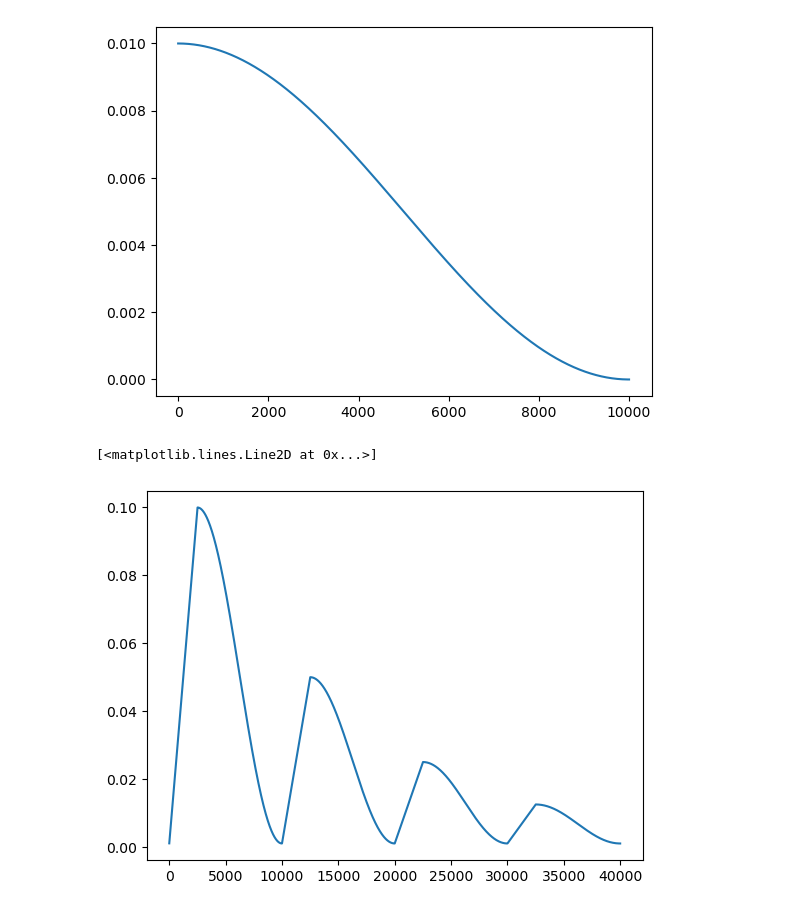
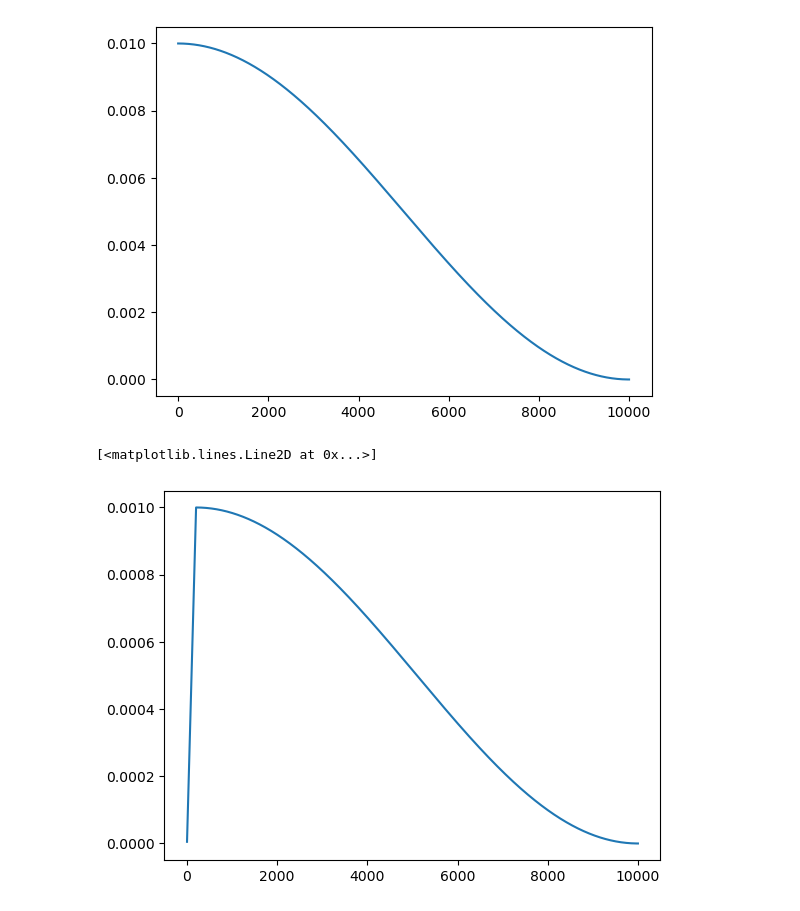
Before and after one commit to charlesxu90/pep-pred, a Jupyter notebook: 0.test.ipynb, the cells around one changed output. Drawn from its saved outputs; the diff is of its cells as text; code cells hidden in the pictures.

```diff
--- a/0.test.ipynb
+++ b/0.test.ipynb
@@ -49,28 +49,25 @@ plt.plot(np.arange(len(lr)), lr)
 # %%
 from utils.scheduler import CosineAnnealingWarmupRestarts
 
-max_epoch=20 # 一共50 epoch
-iters=2000    # 每个epoch 有 200 个 batch
-cycle_steps = 1/4*max_epoch*iters
-max_lr = 0.1
+max_epoch=50 # 一共50 epoch
+iters=200    # 每个epoch 有 200 个 batch
 
+total_steps = max_epoch*iters
 optimizer = torch.optim.SGD(net.parameters(), lr=0.01, momentum=0.9)
-scheduler =  CosineAnnealingWarmupRestarts(optimizer,
-                                          first_cycle_steps=cycle_steps,
-                                          cycle_mult=1.0,
-                                          max_lr=max_lr,
-                                          min_lr=0.01*max_lr,
-                                          warmup_steps=0.25*cycle_steps,
-                                          gamma=0.5)
+scheduler =  CosineAnnealingWarmupRestarts(optimizer = optimizer,first_cycle_steps=total_steps,
+                                          max_lr=0.001,
+                                          min_lr=0,
+                                          warmup_steps=iters,
+                                          gamma=0.5) #  调整了四分之一周期的长度
 
 lr = []
 for epoch in range(max_epoch):
     for batch in range(iters):
         optimizer.step()
         scheduler.step() # 注意 每个batch 结束， 更新learning rate
         lr.append(scheduler.get_lr()[0])
 
 plt.plot(np.arange(len(lr)), lr)
 # %% [output]
 [<matplotlib.lines.Line2D at 0x...>]
-[figure, old version]
+[figure, new version]
```
Also changed, not shown: 9 other files.
